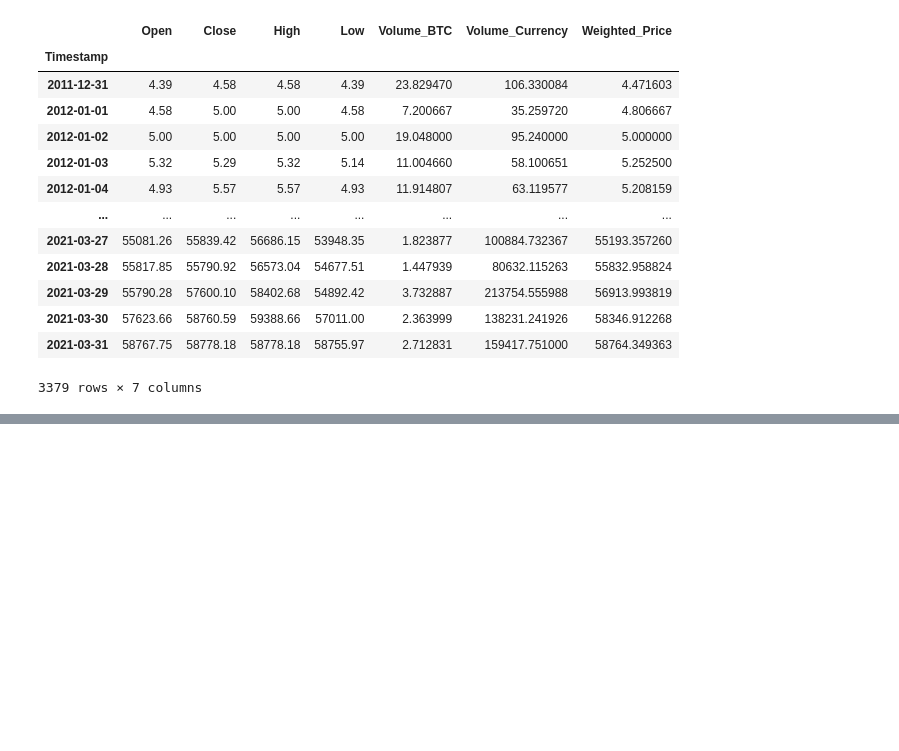
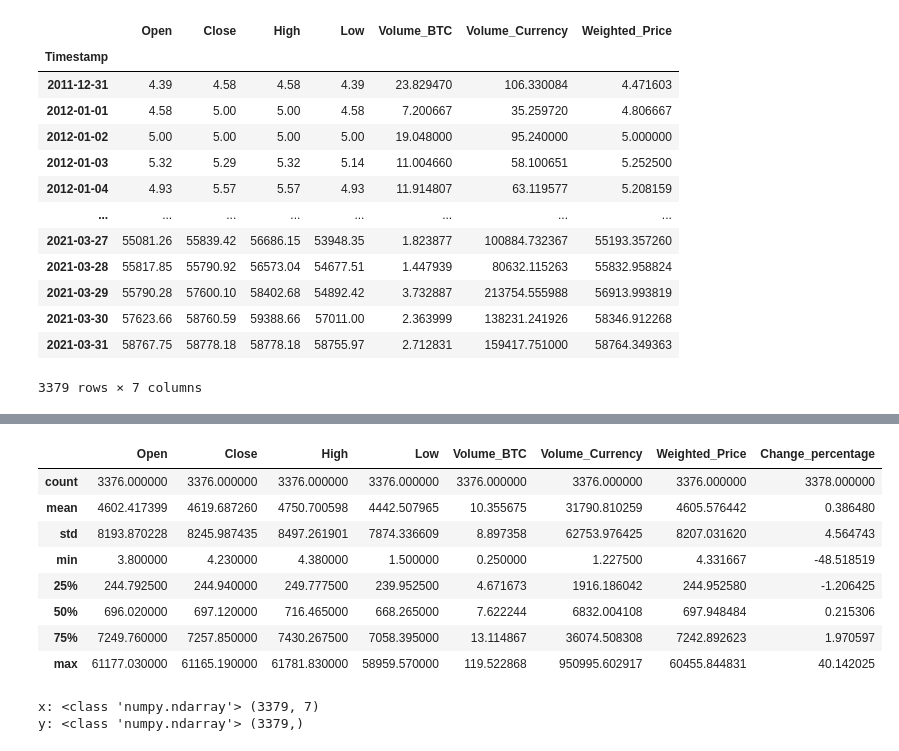
Before and after one commit to AshutoshBhawsar/Cryptocurrency-data-analysis-and-investing-strategies, a Jupyter notebook: code/phase1.ipynb, the cells around one changed output, grey strips where cells are left out. Saved outputs shown, nothing was run; the diff lists cells and outputs as text; code cells hidden in the pictures; blank space fills up the shorter version.

```diff
--- a/code/phase1.ipynb
+++ b/code/phase1.ipynb
@@ -118,0 +160,23 @@ bitcoin_daily_data
+# %%
+bitcoin_daily_data.describe()
+# %% [output]
+|  | Open | Close | High | Low | Volume_BTC | Volume_Currency | Weighted_Price | Change_percentage |
+| count | 3376.000000 | 3376.000000 | 3376.000000 | 3376.000000 | 3376.000000 | 3376.000000 | 3376.000000 | 3378.000000 |
+| mean | 4602.417399 | 4619.687260 | 4750.700598 | 4442.507965 | 10.355675 | 31790.810259 | 4605.576442 | 0.386480 |
+| std | 8193.870228 | 8245.987435 | 8497.261901 | 7874.336609 | 8.897358 | 62753.976425 | 8207.031620 | 4.564743 |
+| min | 3.800000 | 4.230000 | 4.380000 | 1.500000 | 0.250000 | 1.227500 | 4.331667 | -48.518519 |
+| 25% | 244.792500 | 244.940000 | 249.777500 | 239.952500 | 4.671673 | 1916.186042 | 244.952580 | -1.206425 |
+| 50% | 696.020000 | 697.120000 | 716.465000 | 668.265000 | 7.622244 | 6832.004108 | 697.948484 | 0.215306 |
+| 75% | 7249.760000 | 7257.850000 | 7430.267500 | 7058.395000 | 13.114867 | 36074.508308 | 7242.892623 | 1.970597 |
+| max | 61177.030000 | 61165.190000 | 61781.830000 | 58959.570000 | 119.522868 | 950995.602917 | 60455.844831 | 40.142025 |
+# %%
+# Convert the DataFrame to NumPy arrays for input/output to training model
+x = bitcoin_daily_data.values
+x = np.delete(arr=x, obj=1, axis=1) # dropping Close column from input x
+print("x:",type(x),x.shape)
+
+y = bitcoin_daily_data["Close"].values
+print("y:",type(y),y.shape)
+# %% [output]
+x: <class 'numpy.ndarray'> (3379, 7)
+y: <class 'numpy.ndarray'> (3379,)
```
Also changed, not shown: parts of 5 cells of this notebook.
